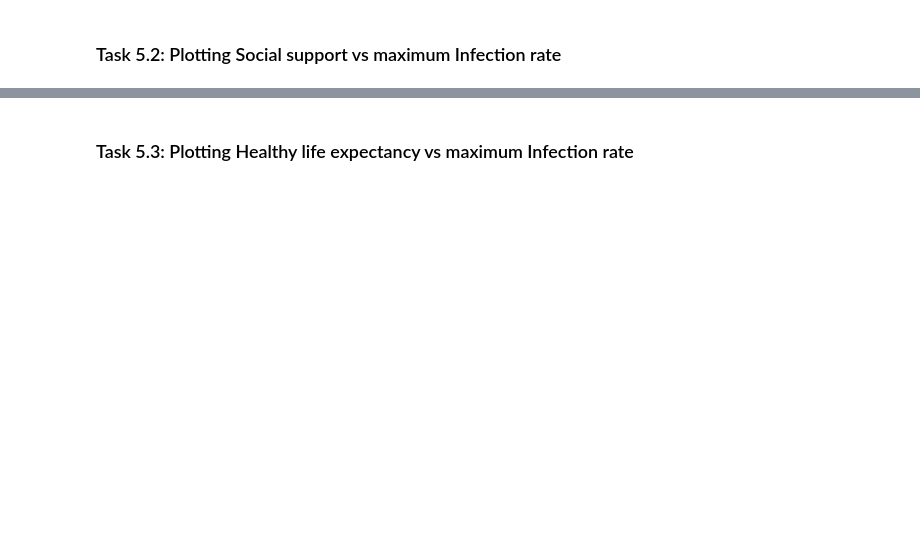
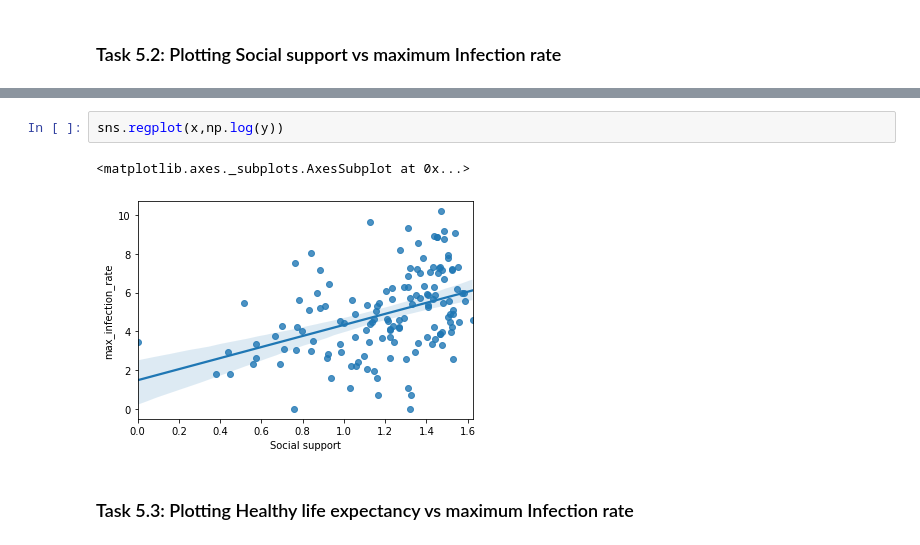
Before and after one commit to zaidqureshi92/coronavirus, a Jupyter notebook: covid19_data_analysis_notebook.ipynb, the cells around one changed output, grey strips where cells are left out. Saved outputs shown, nothing was run; the diff lists cells and outputs as text; blank space fills up the shorter version.

```diff
--- a/covid19_data_analysis_notebook.ipynb
+++ b/covid19_data_analysis_notebook.ipynb
@@ -192,2 +291,7 @@ our Analysis is not finished unless we visualize the results in terms figures an
+# %%
+sns.regplot(x,np.log(y))
+# %% [output]
+<matplotlib.axes._subplots.AxesSubplot at 0x...>
+[figure, added]
 # %% [markdown]
 ### Task 5.3: Plotting Healthy life expectancy vs maximum Infection rate
```
Also changed, not shown: parts of 19 cells of this notebook.
